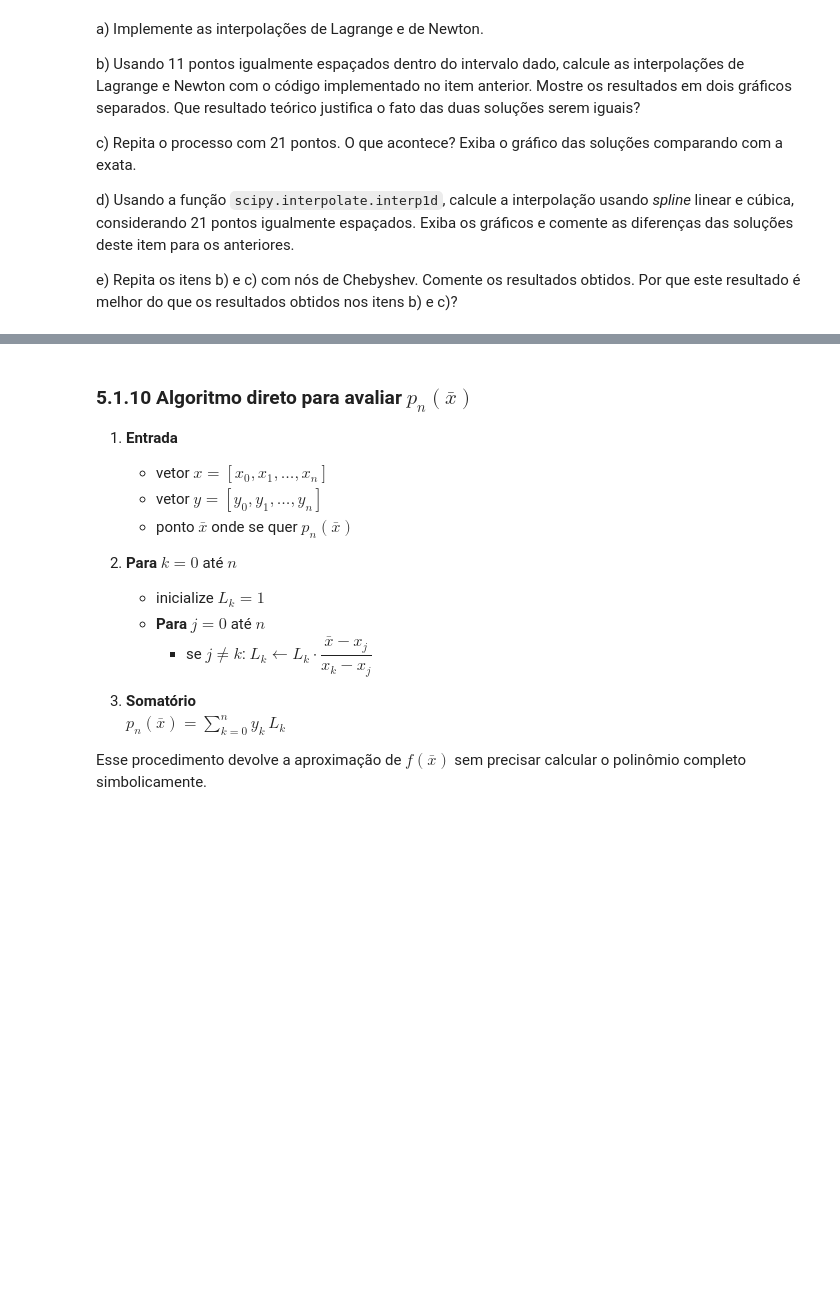
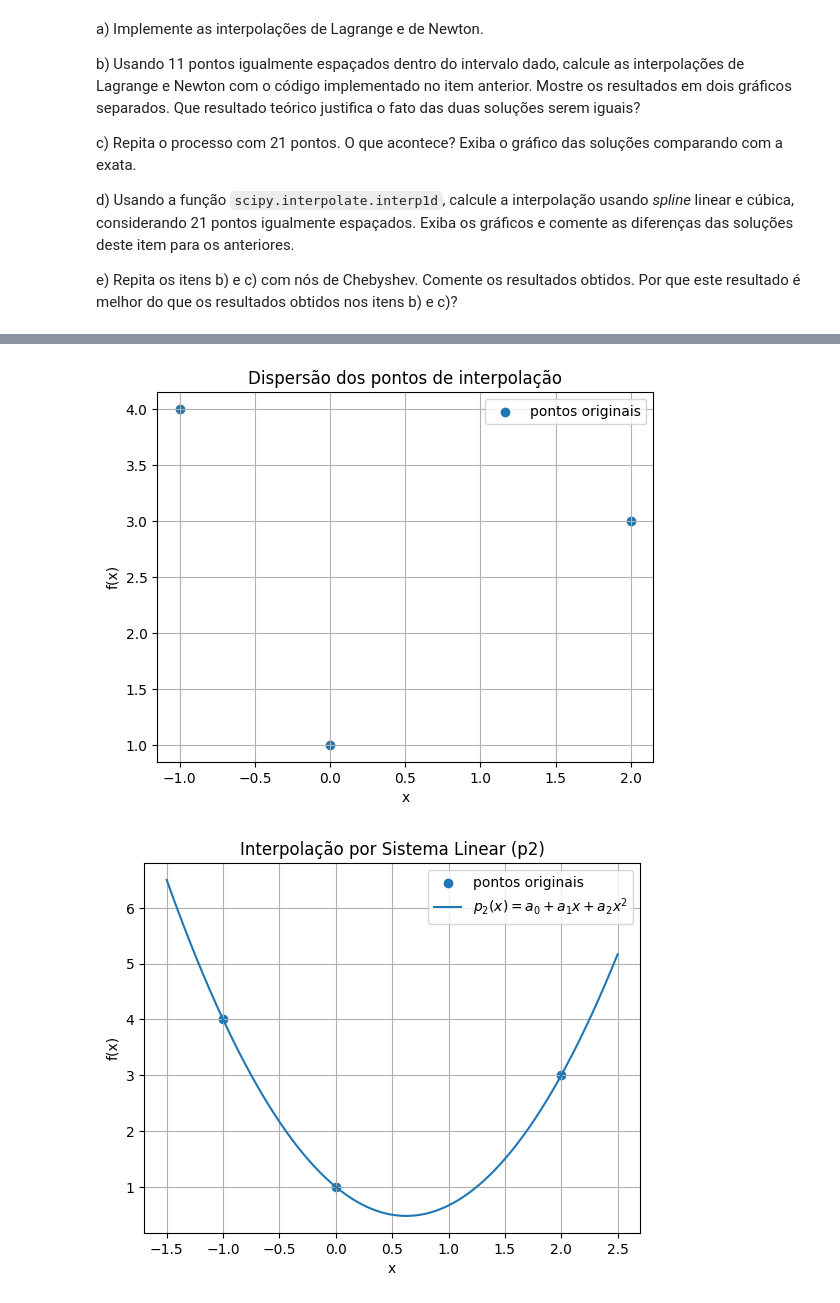
Before and after one commit to lfelipediniz/NumericEssentials, a Jupyter notebook: NumericEssentials.ipynb, the cells around one changed output, grey strips where cells are left out. Saved outputs shown, nothing was run; the diff lists cells and outputs as text; code cells hidden in the pictures; blank space fills up the shorter version.

```diff
--- a/NumericEssentials.ipynb
+++ b/NumericEssentials.ipynb
@@ -826,19 +693,42 @@ plt.show()
-# %% [markdown]
-### 5.1.10 Algoritmo direto para avaliar $p_n(\bar x)$
-
-1. **Entrada**
-
-   * vetor $x=[x_0,x_1,\ldots,x_n]$
-   * vetor $y=[y_0,y_1,\ldots,y_n]$
-   * ponto $\bar x$ onde se quer $p_n(\bar x)$
-
-2. **Para** $k = 0$ até $n$
-
-   * inicialize $L_k = 1$
-   * **Para** $j = 0$ até $n$
-     * se $j \neq k$: $L_k \gets L_k \cdot \dfrac{\bar x - x_j}{x_k - x_j}$
-
-3. **Somatório**
-   $\displaystyle p_n(\bar x) = \sum_{k=0}^{n} y_k\,L_k$
-
-Esse procedimento devolve a aproximação de $f(\bar x)$ sem precisar calcular o polinômio completo simbolicamente.
+# %%
+# define os pontos de interpolação
+xi = np.array([-1, 0, 2], dtype=float)
+fi = np.array([4, 1, 3], dtype=float)
+
+# monta a matriz do sistema (Vandermonde)
+A = np.column_stack([xi**0, xi, xi**2])  # colunas: [1, x, x^2]
+
+# resolve para encontrar os coeficientes [a0, a1, a2]
+a0, a1, a2 = np.linalg.solve(A, fi)
+
+# define a função do polinômio interpolador p2(x)
+def p2(x):
+    return a0 + a1*x + a2*x**2
+
+# gera pontos para o gráfico do polinômio
+xx = np.linspace(xi.min() - 0.5, xi.max() + 0.5, 400)
+yy = p2(xx)
+
+# gráfico 1: dispersão dos pontos originais
+plt.figure()
+plt.scatter(xi, fi, marker='o', label='pontos originais')
+plt.xlabel('x')
+plt.ylabel('f(x)')
+plt.title('Dispersão dos pontos de interpolação')
+plt.legend()
+plt.grid(True)
+
+# gráfico 2: polinômio p2(x) sobreposto aos pontos
+plt.figure()
+plt.scatter(xi, fi, marker='o', label='pontos originais')
+plt.plot(xx, yy, label=r'$p_2(x) = a_0 + a_1 x + a_2 x^2$')
+plt.xlabel('x')
+plt.ylabel('f(x)')
+plt.title('Interpolação por Sistema Linear (p2)')
+plt.legend()
+plt.grid(True)
+
+plt.show()
+# %% [output]
+[figure, added]
+[figure, added]
```
Also changed, not shown: parts of 23 cells of this notebook.
